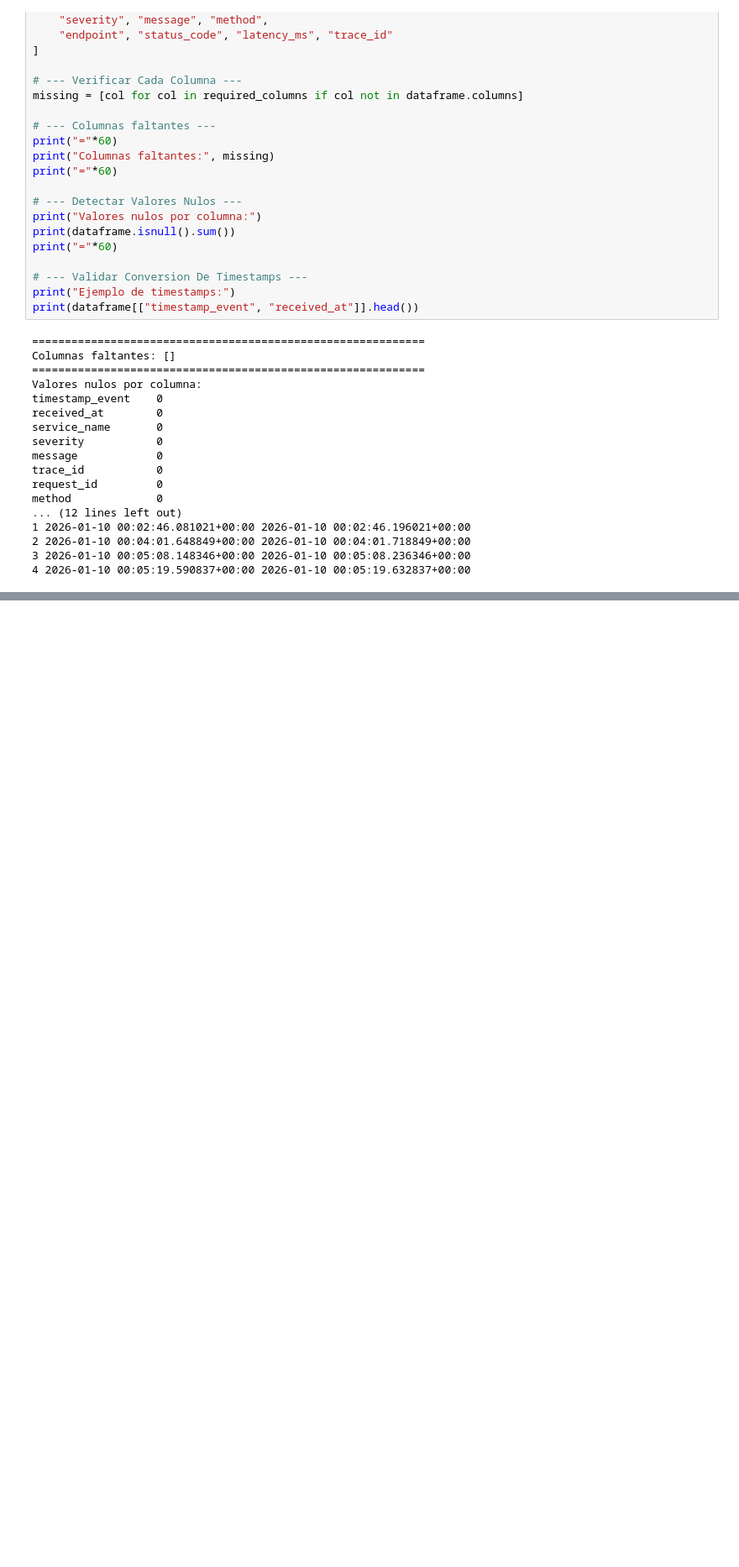
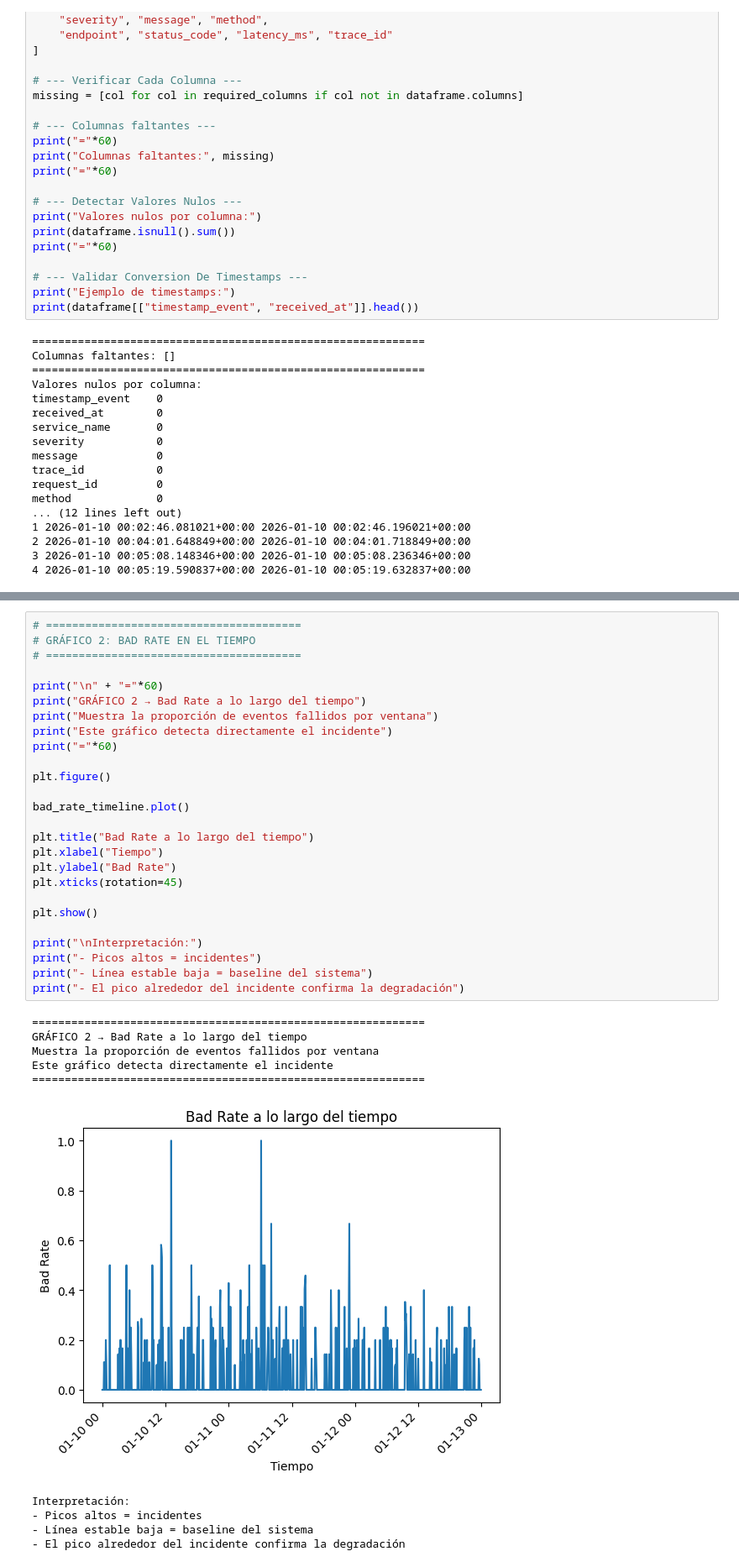
Before and after one commit to JuanCastro-H/Log-Analysis-and-Observability-Challenge-6, a Jupyter notebook: notebook/analisis_logs.ipynb, the cells around one changed output, grey strips where cells are left out. Shown at 84% size. Saved outputs shown, nothing was run; the diff lists cells and outputs as text; blank space fills up the shorter version.

Commit message:
feat: completar pipeline de análisis de logs con detección de incidentes y documentación

```diff
--- a/notebook/analisis_logs.ipynb
+++ b/notebook/analisis_logs.ipynb
@@ -137,0 +612,37 @@ method             0
+# %%
+# =======================================
+# GRÁFICO 2: BAD RATE EN EL TIEMPO
+# =======================================
+
+print("\n" + "="*60)
+print("GRÁFICO 2 → Bad Rate a lo largo del tiempo")
+print("Muestra la proporción de eventos fallidos por ventana")
+print("Este gráfico detecta directamente el incidente")
+print("="*60)
+
+plt.figure()
+
+bad_rate_timeline.plot()
+
+plt.title("Bad Rate a lo largo del tiempo")
+plt.xlabel("Tiempo")
+plt.ylabel("Bad Rate")
+plt.xticks(rotation=45)
+
+plt.show()
+
+print("\nInterpretación:")
+print("- Picos altos = incidentes")
+print("- Línea estable baja = baseline del sistema")
+print("- El pico alrededor del incidente confirma la degradación")
+# %% [output]
+============================================================
+GRÁFICO 2 → Bad Rate a lo largo del tiempo
+Muestra la proporción de eventos fallidos por ventana
+Este gráfico detecta directamente el incidente
+============================================================
+[figure, added]
+Interpretación:
+- Picos altos = incidentes
+- Línea estable baja = baseline del sistema
+- El pico alrededor del incidente confirma la degradación
```
Also changed, not shown: parts of 10 cells of this notebook, 1 other file.
